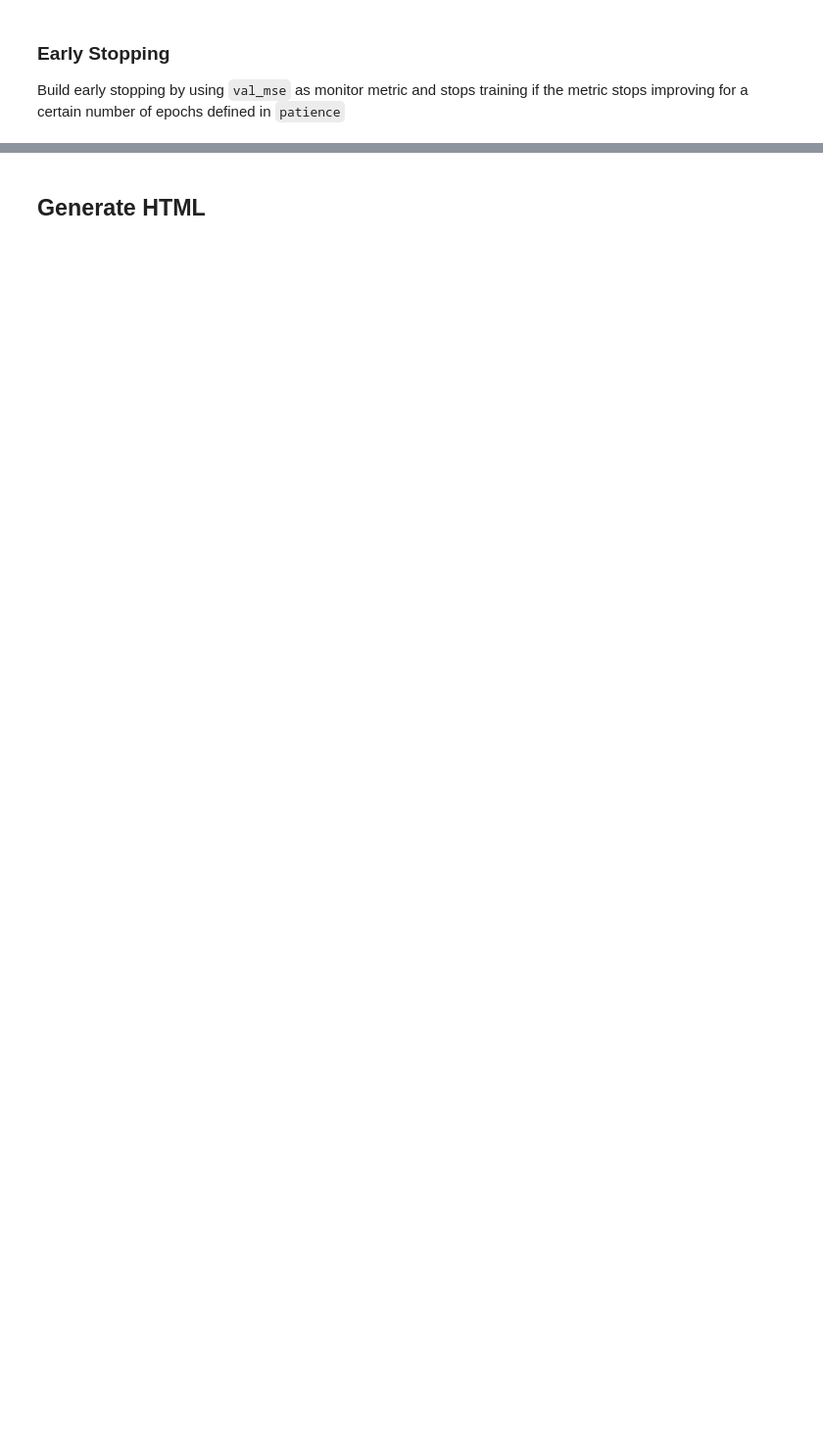
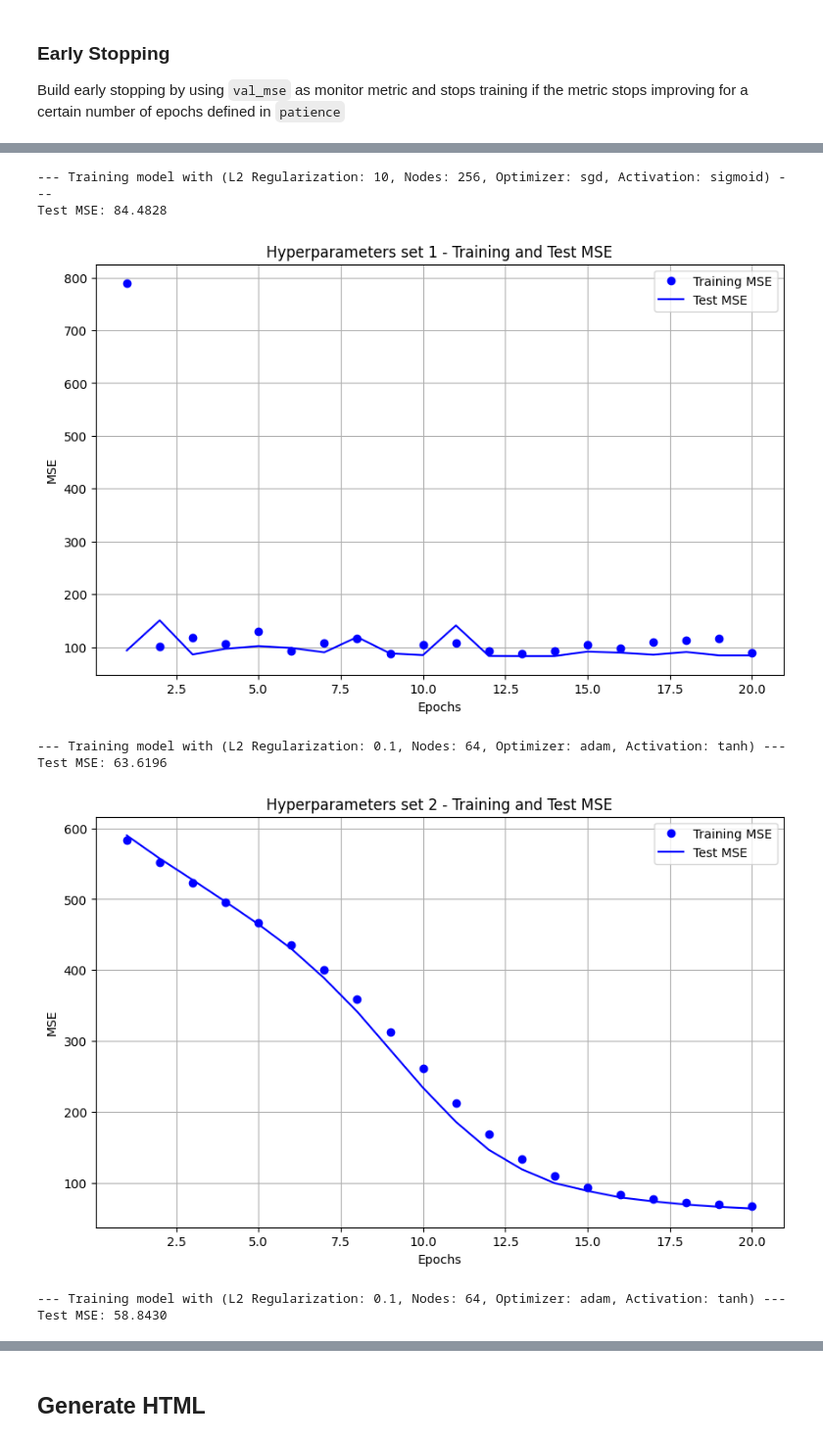
Before and after one commit to mw1296/DSAN5300, a Jupyter notebook: labs/lab-W10-Keras-OPTIONAL-BONUS/lab.ipynb, the cells around one changed output, grey strips where cells are left out. Shown at 98% size. Saved outputs shown, nothing was run; the diff lists cells and outputs as text; code cells hidden in the pictures; blank space fills up the shorter version.

```diff
--- a/labs/lab-W10-Keras-OPTIONAL-BONUS/lab.ipynb
+++ b/labs/lab-W10-Keras-OPTIONAL-BONUS/lab.ipynb
@@ -208,45 +249,53 @@ import random
 input_shape = train_data.shape[1]
 
 # create hyperparameters grid
-l2_reg_options = [0.0001, 0.001, 0.01, 0.1, 1]
-num_nodes_options = [16, 32, 64, 128]
-optimizer_options = ['adam', 'sgd', 'rmsprop']
-activation_options = ['relu', 'tanh', 'sigmoid', 'elu']
+l2_reg_options = [0.001, 0.01, 0.1, 10]
+num_nodes_options = [64, 128, 256]
+optimizer_options = ['adam', 'sgd']
+activation_options = ['relu', 'tanh', 'sigmoid']
+verbose_options=0
 
 # number of random search iterations
-num_random_trials = 3
+num_random_trials = 10
 
 results = []
 
 for i in range(num_random_trials):
     # randomly sample hyperparameters for each trial
     random_l2_reg = random.choice(l2_reg_options)
     random_num_nodes = random.choice(num_nodes_options)
     random_optimizer = random.choice(optimizer_options)
     random_activation = random.choice(activation_options)
 
-    model_name = f"Random Config {i+1}"
+    model_num = f"Hyperparameters set {i+1}"
 
     # train and evaluate the model with the selected hyperparameters
     history, model = train_and_evaluate_model(
         input_shape,
         l2_reg_val=random_l2_reg,
         num_nodes=random_num_nodes,
         optimizer_name=random_optimizer,
         activation_func=random_activation,
-        model_name=model_name
+        model_name=model_num,
+        verbose=verbose_options
     )
 
     # store results
     results.append({
-        'config_name': model_name,
+        'model_name': model_num,
         'l2_reg': random_l2_reg,
         'num_nodes': random_num_nodes,
         'optimizer': random_optimizer,
         'activation': random_activation,
         'history': history,
         'model': model
     })
-
-# Example of how to access a result:
-print(f"\nFirst configuration's final test MSE: {results[0]['history'].history['val_loss'][-1]:.4f}")
+# %% [output]
+--- Training model with (L2 Regularization: 10, Nodes: 256, Optimizer: sgd, Activation: sigmoid) ---
+Test MSE: 84.4828
+[figure, added]
+--- Training model with (L2 Regularization: 0.1, Nodes: 64, Optimizer: adam, Activation: tanh) ---
+Test MSE: 63.6196
+[figure, added]
+--- Training model with (L2 Regularization: 0.1, Nodes: 64, Optimizer: adam, Activation: tanh) ---
+Test MSE: 58.8430
```
Also changed, not shown: parts of 24 cells of this notebook, 5 other files.
